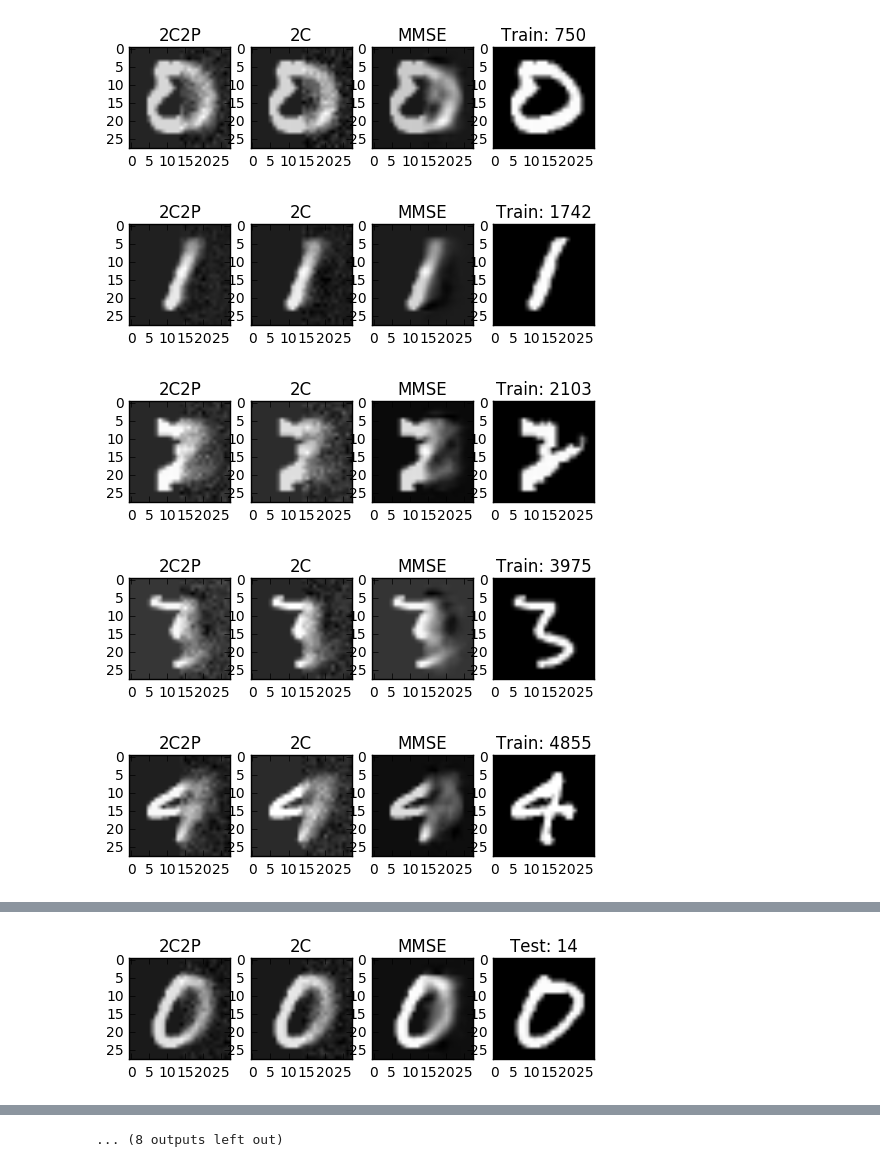
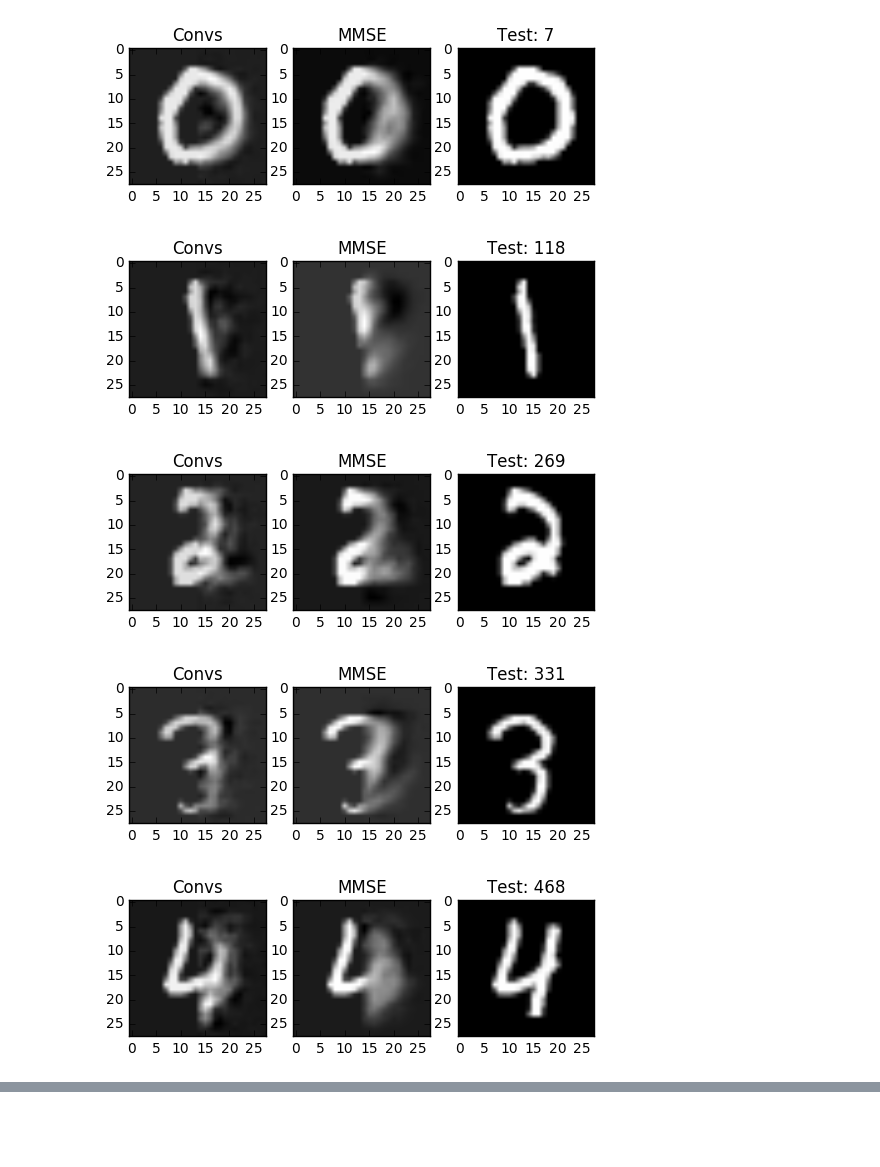
Before and after one commit to dxyang/Thesis, a Jupyter notebook: DataVisualize.ipynb, the cells around one changed output, grey strips where cells are left out. Drawn from its saved outputs; the diff is of its cells as text; code cells hidden in the pictures; blank space fills up the shorter version.

```diff
--- a/DataVisualize.ipynb
+++ b/DataVisualize.ipynb
@@ -153,0 +169,16 @@ restoredTestImages_mmse[y_idx] = Y_hat_test
+# %%
+for i in range(10):
+    randomTrain = np.random.randint(i*1000, (i+1)*1000)
+    #randomTrain = i*1000
+    restoredTrain = restoredTrainImages[:, randomTrain]
+    mmseTrain = restoredTrainImages_mmse[:, randomTrain]
+    origTrain = train[:, randomTrain]
+
+    imgMMSE_train = unpackcw(mmseTrain, 28, 28)
+    imgOne = unpackcw(restoredTrain, 28, 28)
+    imgOrigTrain = unpackcw(origTrain, 28, 28)
+
+    plt.figure(i);
+    plt.subplot(1, 3, 1); plt.imshow(imgOne, cmap='gray'); plt.title('Convs')
+    plt.subplot(1, 3, 2); plt.imshow(imgMMSE_train, cmap='gray'); plt.title('MMSE')
+    plt.subplot(1, 3, 3); plt.imshow(imgOrigTrain, cmap='gray'); plt.title('Train: %d' %randomTrain)
@@ -154,44 +196,22 @@ restoredTestImages_mmse[y_idx] = Y_hat_test
 # %%
-for i in range(10):
-    randomTrain = np.random.randint(i*1000, (i+1)*1000)
-
-    mmseTrain = restoredTrainImages_mmse[:, randomTrain]
-    restoredTrain = restoredTrainImages[:, randomTrain]
-    restoredTrain_2 = restoredTrainImages_2[:, randomTrain]
-    origTrain = train[:, randomTrain]
-
-    imgMMSE_train = unpackcw(mmseTrain, 28, 28)
-    imgOne = unpackcw(restoredTrain, 28, 28)
-    imgOne_2 = unpackcw(restoredTrain_2, 28, 28)
-    imgOrigTrain = unpackcw(origTrain, 28, 28)
-
-    plt.figure(i);
-    plt.subplot(1, 4, 1); plt.imshow(imgOne, cmap='gray'); plt.title('2C2P')
-    plt.subplot(1, 4, 2); plt.imshow(imgOne_2, cmap='gray'); plt.title('2C')
-    plt.subplot(1, 4, 3); plt.imshow(imgMMSE_train, cmap='gray'); plt.title('MMSE')
-    plt.subplot(1, 4, 4); plt.imshow(imgOrigTrain, cmap='gray'); plt.title('Train: %d' %randomTrain)
-
 for i in range(10):
     randomTest = np.random.randint(i*100, (i+1)*100)
 
     mmseTest = restoredTestImages_mmse[:, randomTest]
     restoredTest = restoredTestImages[:, randomTest]
-    restoredTest_2 = restoredTestImages_2[:, randomTest]
     origTest = test[:, randomTest]
 
     imgMMSE_test = unpackcw(mmseTest, 28, 28)
     imgTwo = unpackcw(restoredTest, 28, 28)
-    imgTwo_2 = unpackcw(restoredTest_2, 28, 28)
     imgOrigTest = unpackcw(origTest, 28, 28)
 
     plt.figure(i+10);
-    plt.subplot(1, 4, 1); plt.imshow(imgTwo, cmap='gray'); plt.title('2C2P')
-    plt.subplot(1, 4, 2); plt.imshow(imgTwo_2, cmap='gray'); plt.title('2C')
-    plt.subplot(1, 4, 3); plt.imshow(imgMMSE_test, cmap='gray'); plt.title('MMSE')
-    plt.subplot(1, 4, 4); plt.imshow(imgOrigTest, cmap='gray'); plt.title('Test: %d' %randomTest)
+    plt.subplot(1, 3, 1); plt.imshow(imgTwo, cmap='gray'); plt.title('Convs')
+    plt.subplot(1, 3, 2); plt.imshow(imgMMSE_test, cmap='gray'); plt.title('MMSE')
+    plt.subplot(1, 3, 3); plt.imshow(imgOrigTest, cmap='gray'); plt.title('Test: %d' %randomTest)
 # %% [output]
-[figure, old version]
+[figure, new version]
-[figure, old version]
+[figure, new version]
-[figure, old version]
+[figure, new version]
-[figure, old version]
+[figure, new version]
-[figure, old version]
+[figure, new version]
@@ -203 +222,0 @@ for i in range(10):
-[figure, removed]
@@ -205 +222,0 @@ for i in range(10):
-... (8 outputs left out)
```
Also changed, not shown: parts of 6 cells of this notebook, 6 other files.
